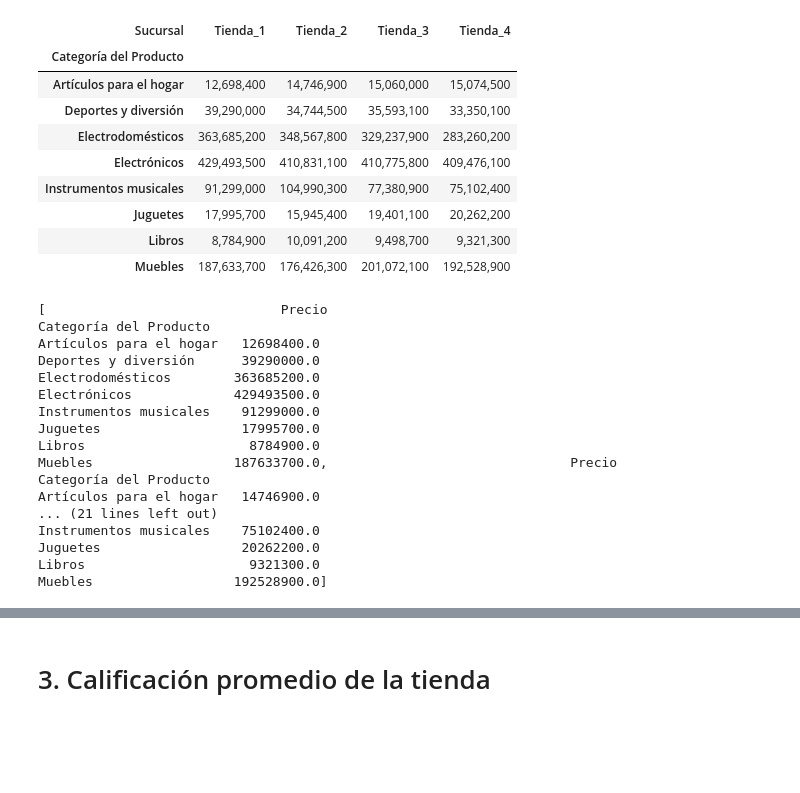
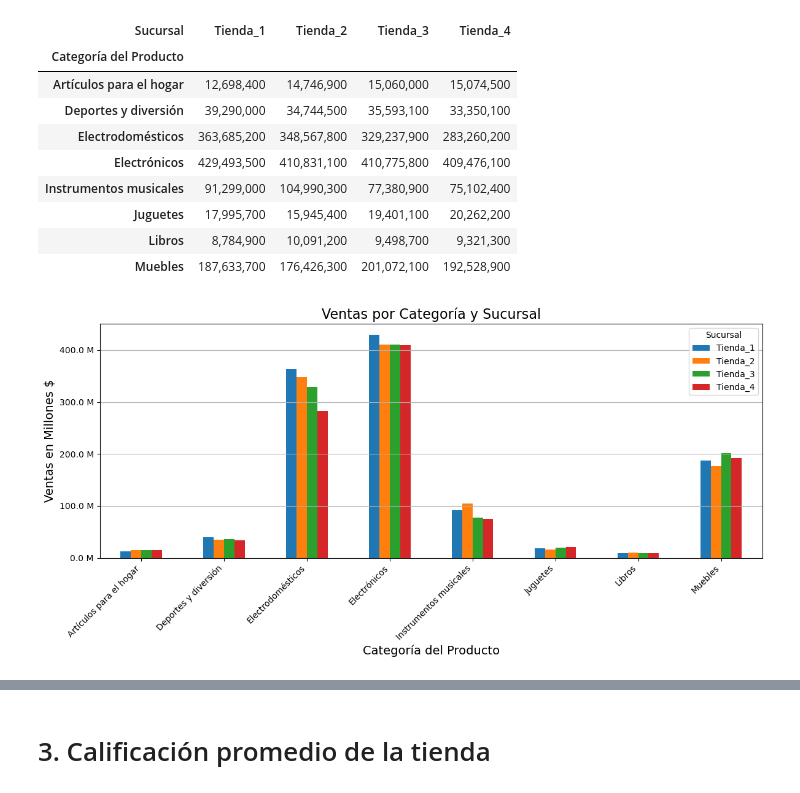
Before and after one commit to Fersh5/alura_store, a Jupyter notebook: AluraStoreLatam.ipynb, the cells around one changed output, grey strips where cells are left out. Drawn from its saved outputs; the diff is of its cells as text; code cells hidden in the pictures; blank space fills up the shorter version.

```diff
--- a/AluraStoreLatam.ipynb
+++ b/AluraStoreLatam.ipynb
@@ -85,15 +86,15 @@ plt.show()
 # 2. Ventas por categoría
 # %%
 for i in range(len(sucursales_df)):
-    sucursales_df[i]['Sucursal'] = f'Tienda_{i+1}'
+    sucursales_df[i]['Sucursal'] = f'Tienda_{i+1}' # Se añade una columna a cada dataframe indicando de que sucurlsal es la operación
 
-df_completo = pd.concat([*sucursales_df], ignore_index=True)
-# df_completo['Precio'] = df_completo['Precio'].apply(lambda x: f'{x/1000000:.2f}')
-display(df_completo)
+df_completo = pd.concat([*sucursales_df], ignore_index=True) # Unimos los dataframe de cada tienda en uno solo
 
-ventas_categoria = pd.pivot_table(df_completo,index='Categoría del Producto',columns='Sucursal',values='Precio',aggfunc='sum')
-ventas_categoria = ventas_categoria.map(lambda x: f'{x:,.0f}')
-ventas_categoria
+display(df_completo) # Verificamos la tabla creada
+
+ventas_categoria = pd.pivot_table(df_completo,index='Categoría del Producto',columns='Sucursal',values='Precio',aggfunc='sum') # Creamos una tabla dinamica (pivot table) con los totales de ventas por categoria para cada tienda
+ventas_categoria_mostrar = ventas_categoria.map(lambda x: f'{x:,.0f}') # Damos formato a los valores
+display(ventas_categoria_mostrar) # Mostramos la pivot table
 # %% [output]
 |  | Producto | Categoría del Producto | Precio | Costo de envío | Fecha de Compra | Vendedor | Lugar de Compra | ... |
 | 0 | Asistente virtual | Electrónicos | 164300.0 | 6900.0 | 16/01/2021 | Pedro Gomez | Bogotá | ... |
@@ -118,25 +119,17 @@ ventas_categoria
 | Juguetes | 17,995,700 | 15,945,400 | 19,401,100 | 20,262,200 |
 | Libros | 8,784,900 | 10,091,200 | 9,498,700 | 9,321,300 |
 | Muebles | 187,633,700 | 176,426,300 | 201,072,100 | 192,528,900 |
-# %%
-
-
-ventas_categorias = [pd.DataFrame(tienda.groupby('Categoría del Producto')['Precio'].sum()) for tienda in sucursales_df]
-# %% [output]
-[                              Precio
-Categoría del Producto
-Artículos para el hogar   12698400.0
-Deportes y diversión      39290000.0
-Electrodomésticos        363685200.0
-Electrónicos             429493500.0
-Instrumentos musicales    91299000.0
-Juguetes                  17995700.0
-Libros                     8784900.0
-Muebles                  187633700.0,                               Precio
-Categoría del Producto
-Artículos para el hogar   14746900.0
-... (21 lines left out)
-Instrumentos musicales    75102400.0
-Juguetes                  20262200.0
-Libros                     9321300.0
-Muebles                  192528900.0]
+# %%
+ventas_categoria.plot(kind='bar', figsize=(12,6))
+
+plt.title('Ventas por Categoría y Sucursal', fontsize=16)
+plt.xlabel('Categoría del Producto',fontsize=14)
+plt.ylabel('Ventas en Millones $',fontsize=14)
+plt.xticks(rotation=45, ha='right')
+plt.grid(axis='y')
+plt.gca().get_yaxis().set_major_formatter(plt.FuncFormatter(lambda x, _: f'{x*1e-6:.1f} M'))
+
+plt.tight_layout()
+plt.show()
+# %% [output]
+[figure, added]
```
Also changed, not shown: parts of 5 cells of this notebook.
